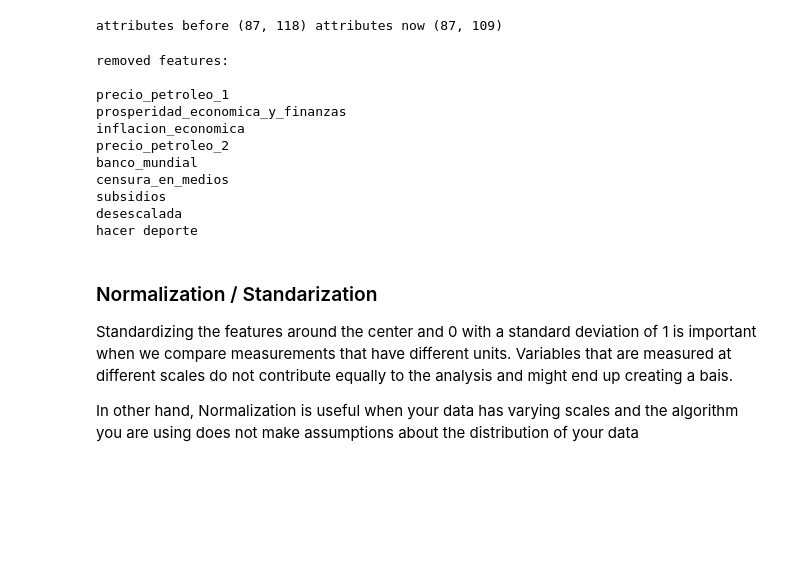
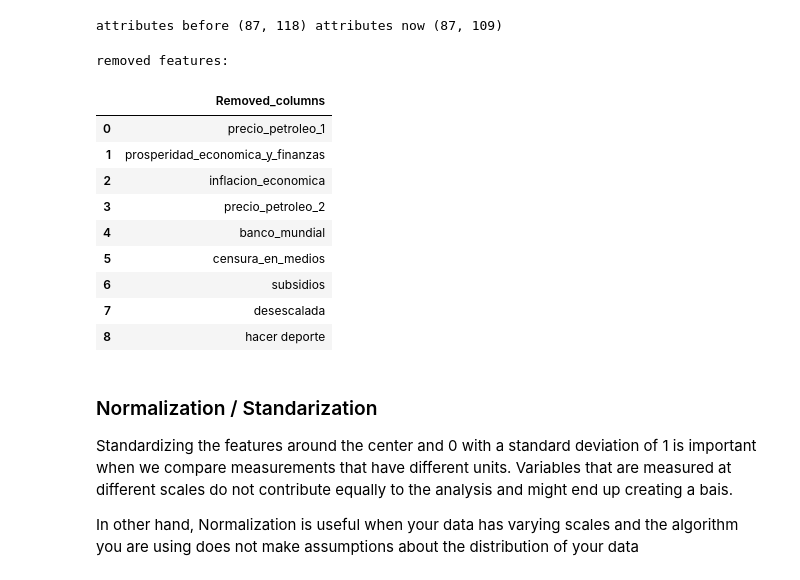
Before and after one commit to albertovpd/automated_ML_regression, a Jupyter notebook: testing_ml.ipynb, the cells around one changed output. Drawn from its saved outputs; the diff is of its cells as text; code cells hidden in the pictures; blank space fills up the shorter version.

```diff
--- a/testing_ml.ipynb
+++ b/testing_ml.ipynb
@@ -61,21 +61,26 @@ print("attributes before", low_v.shape,"attributes now", X_raw.shape)
 attributes before (87, 118) attributes now (87, 109)
 # %%
 print("removed features: ","\n")
+removed=[]
 for c in low_v.columns:
     if c not in X_raw.columns:
-        print(c)
+        #print(c)
+        removed.append(c)
+removed=pd.DataFrame(removed, columns =["Removed_columns"])
+#removed.to_csv("./input/removed_features.csv")   <==========================
+removed
 # %% [output]
 removed features:
-
-precio_petroleo_1
-prosperidad_economica_y_finanzas
-inflacion_economica
-precio_petroleo_2
-banco_mundial
-censura_en_medios
-subsidios
-desescalada
-hacer deporte
+|  | Removed_columns |
+| 0 | precio_petroleo_1 |
+| 1 | prosperidad_economica_y_finanzas |
+| 2 | inflacion_economica |
+| 3 | precio_petroleo_2 |
+| 4 | banco_mundial |
+| 5 | censura_en_medios |
+| 6 | subsidios |
+| 7 | desescalada |
+| 8 | hacer deporte |
 # %% [markdown]
 ### Normalization / Standarization
 
```
Also changed, not shown: parts of 44 cells of this notebook.
